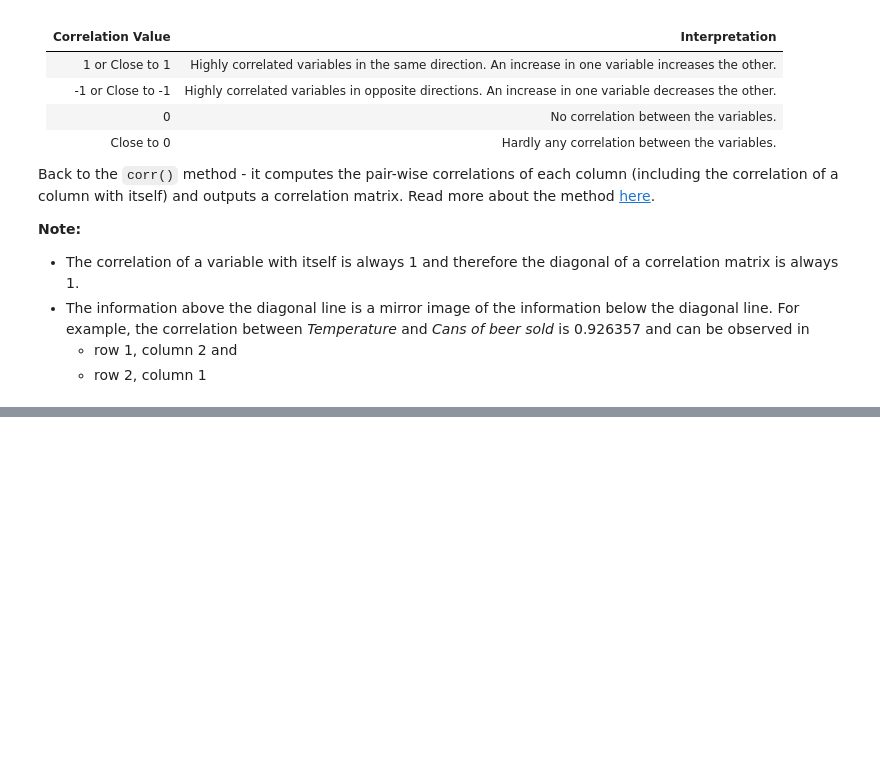
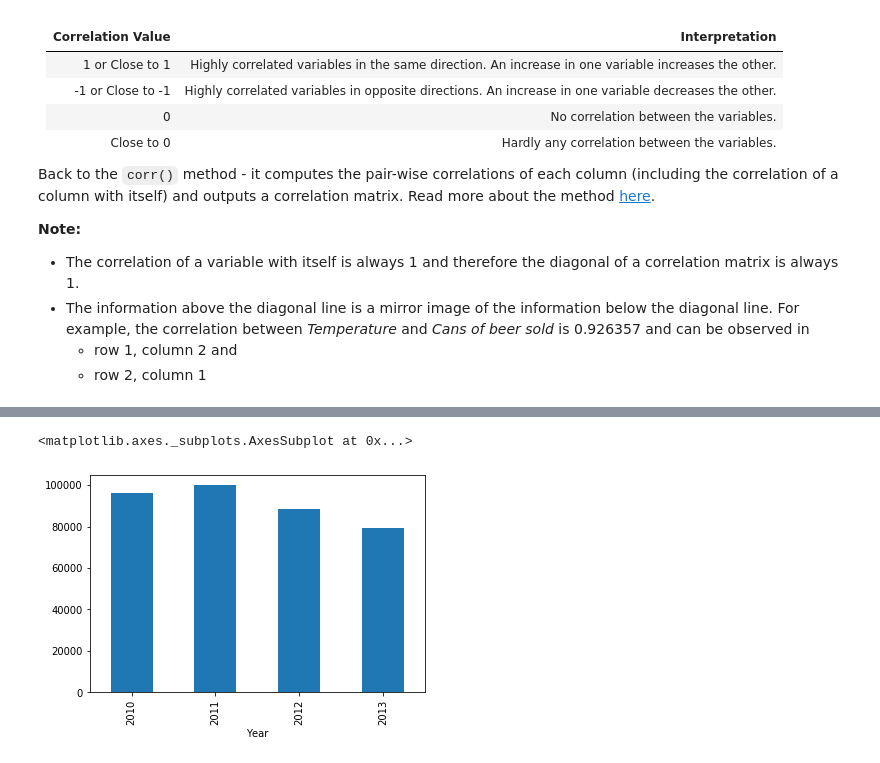
Before and after one commit to IshanaRaina/pandas-labs, a Jupyter notebook: baby_pandas.ipynb, the cells around one changed output, grey strips where cells are left out. Saved outputs shown, nothing was run; the diff lists cells and outputs as text; code cells hidden in the pictures; blank space fills up the shorter version.

```diff
--- a/baby_pandas.ipynb
+++ b/baby_pandas.ipynb
@@ -431,0 +532,6 @@ _Temperature_ and _Cans of beer sold_ are highly correlated with a value of 0.92
+# %%
+grouped = df.groupby('Year').sum()['Cans of beer sold']
+grouped.plot.bar()
+# %% [output]
+<matplotlib.axes._subplots.AxesSubplot at 0x...>
+[figure, added]
```
Also changed, not shown: parts of 25 cells of this notebook.
